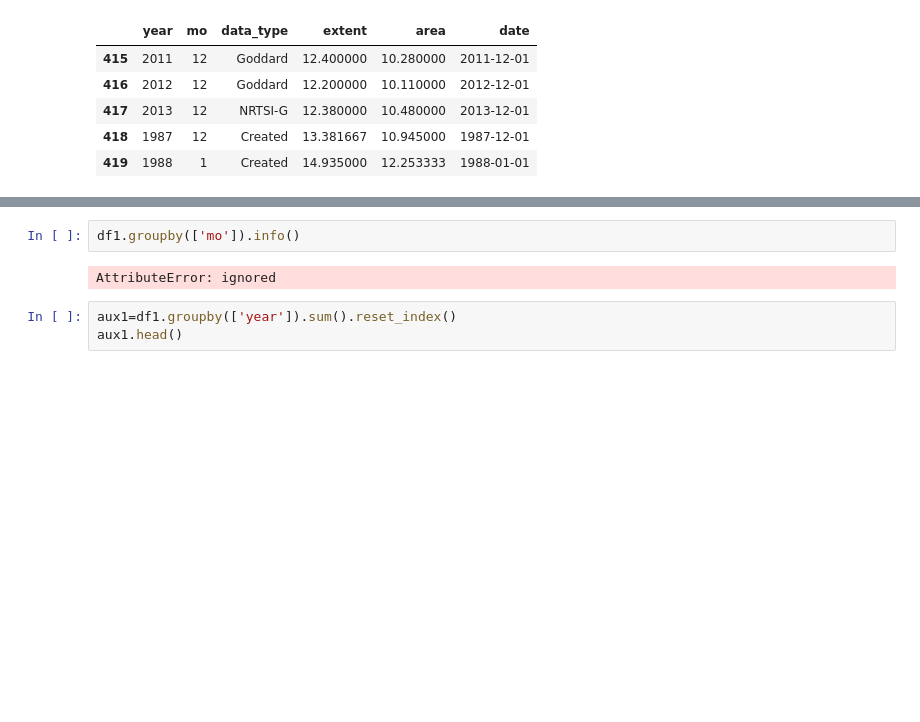
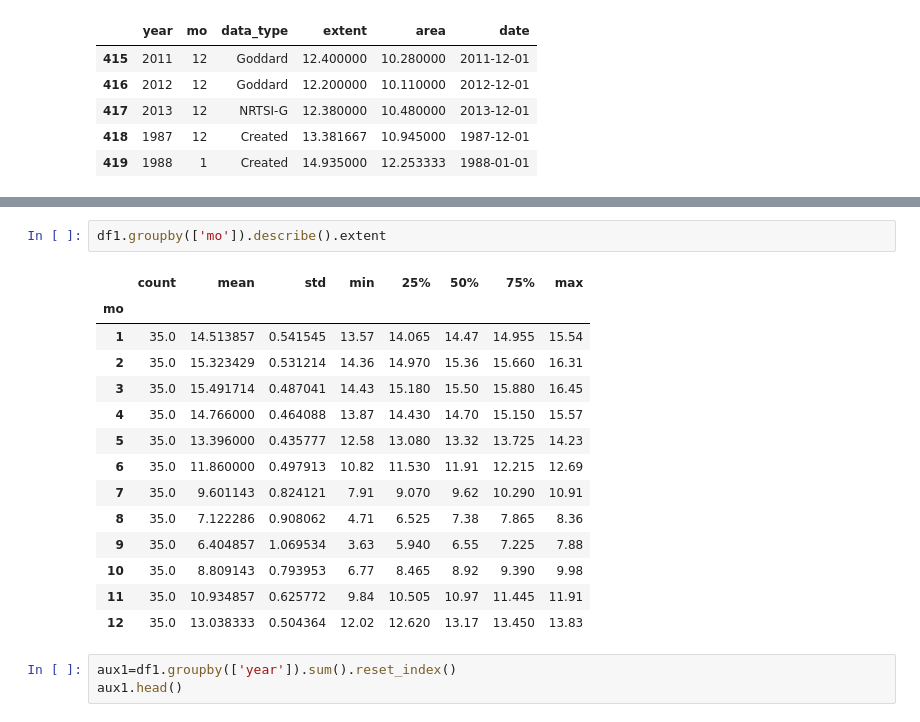
Before and after one commit to PedroCanoM/Idal_ia3, a Jupyter notebook: Sea_Ice_Extent.ipynb, the cells around one changed output, grey strips where cells are left out. Saved outputs shown, nothing was run; the diff lists cells and outputs as text; blank space fills up the shorter version.

```diff
--- a/Sea_Ice_Extent.ipynb
+++ b/Sea_Ice_Extent.ipynb
@@ -269,9 +269,22 @@ px.scatter(df1, x = 'year', y = 'extent',
 # %% [output]
 [interactive output not drawn]
 # %%
-df1.groupby(['mo']).info()
+df1.groupby(['mo']).describe().extent
 # %% [output]
-AttributeError: ignored
+|  | count | mean | std | min | 25% | 50% | 75% | max |
+| mo |  |  |  |  |  |  |  |  |
+| 1 | 35.0 | 14.513857 | 0.541545 | 13.57 | 14.065 | 14.47 | 14.955 | 15.54 |
+| 2 | 35.0 | 15.323429 | 0.531214 | 14.36 | 14.970 | 15.36 | 15.660 | 16.31 |
+| 3 | 35.0 | 15.491714 | 0.487041 | 14.43 | 15.180 | 15.50 | 15.880 | 16.45 |
+| 4 | 35.0 | 14.766000 | 0.464088 | 13.87 | 14.430 | 14.70 | 15.150 | 15.57 |
+| 5 | 35.0 | 13.396000 | 0.435777 | 12.58 | 13.080 | 13.32 | 13.725 | 14.23 |
+| 6 | 35.0 | 11.860000 | 0.497913 | 10.82 | 11.530 | 11.91 | 12.215 | 12.69 |
+| 7 | 35.0 | 9.601143 | 0.824121 | 7.91 | 9.070 | 9.62 | 10.290 | 10.91 |
+| 8 | 35.0 | 7.122286 | 0.908062 | 4.71 | 6.525 | 7.38 | 7.865 | 8.36 |
+| 9 | 35.0 | 6.404857 | 1.069534 | 3.63 | 5.940 | 6.55 | 7.225 | 7.88 |
+| 10 | 35.0 | 8.809143 | 0.793953 | 6.77 | 8.465 | 8.92 | 9.390 | 9.98 |
+| 11 | 35.0 | 10.934857 | 0.625772 | 9.84 | 10.505 | 10.97 | 11.445 | 11.91 |
+| 12 | 35.0 | 13.038333 | 0.504364 | 12.02 | 12.620 | 13.17 | 13.450 | 13.83 |
 # %%
 aux1=df1.groupby(['year']).sum().reset_index()
 aux1.head()
```
